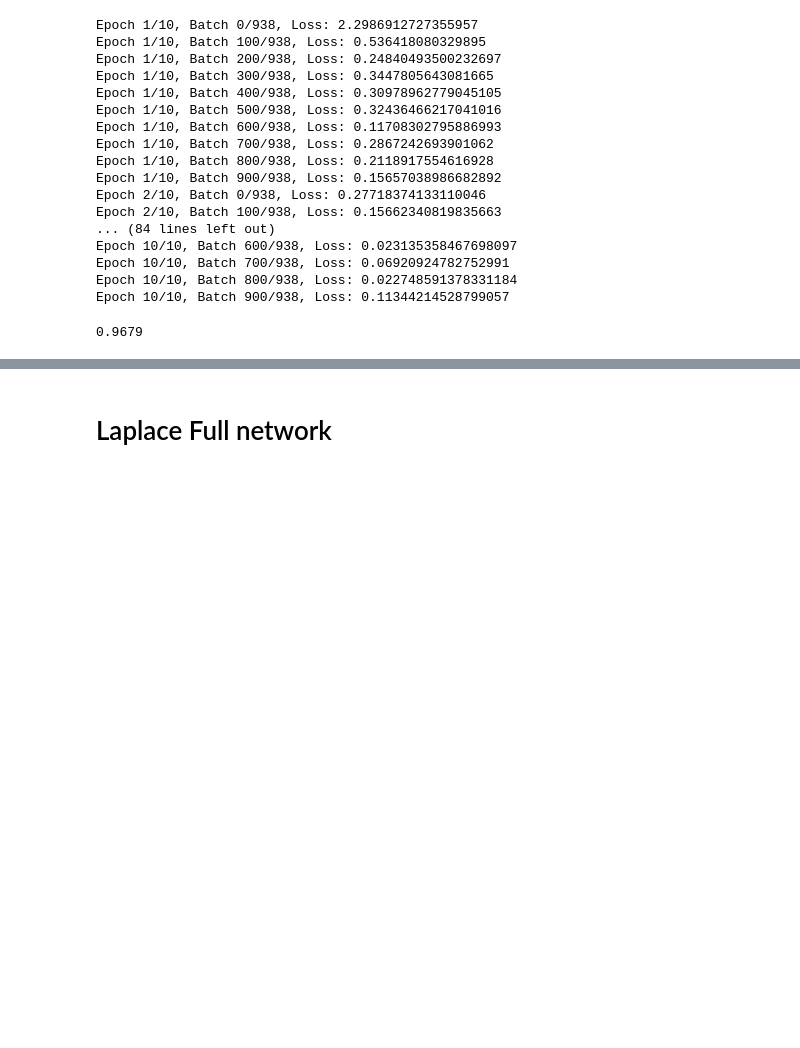
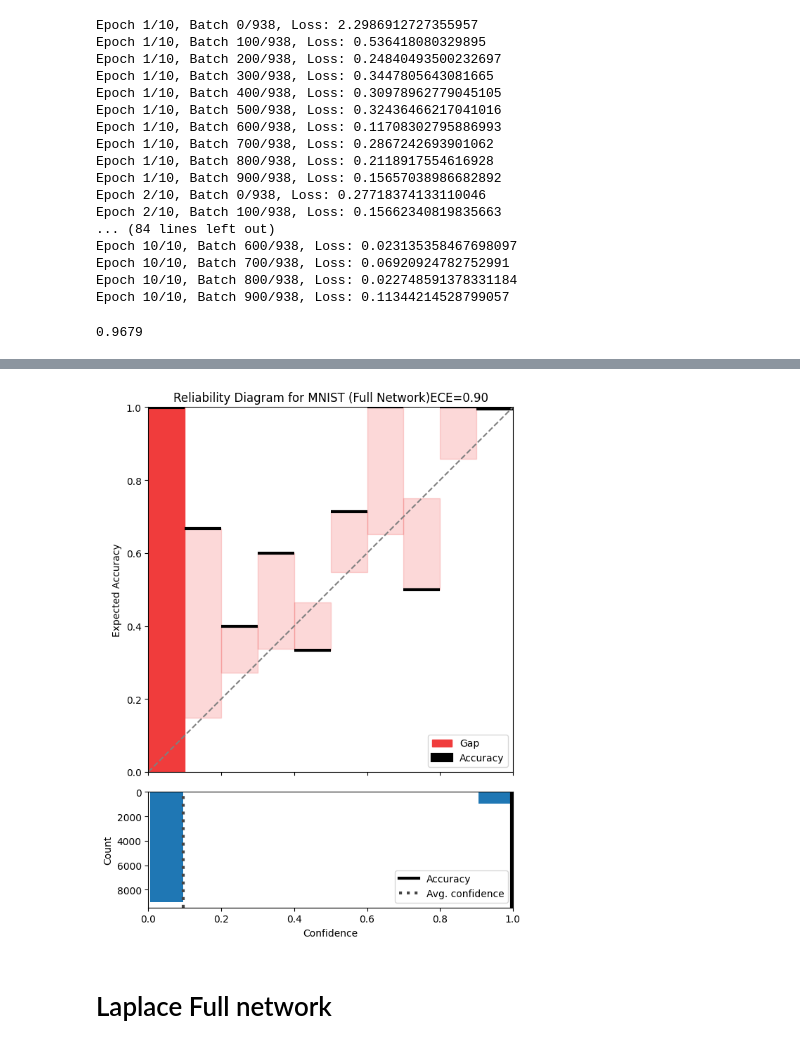
Before and after one commit to ksheersagaragrawal/LotteryTicketPruning, a Jupyter notebook: playTest/laplace.ipynb, the cells around one changed output, grey strips where cells are left out. Cells and saved outputs as stored; diff of their text form; code cells hidden in the pictures; blank space fills up the shorter version.

```diff
--- a/playTest/laplace.ipynb
+++ b/playTest/laplace.ipynb
@@ -119,3 +184,23 @@ print(acc_laplace)
+# %%
+import reliability_diag as rd
+import importlib
+importlib.reload(rd)
+
+title = "Reliability Diagram for MNIST (Full Network)"
+
+probs_mlp = predict(test_loader, model, laplace=False)[:, 0]
+fig = rd.reliability_diagram(
+    targets == 0,
+    (probs_mlp > 0.5),
+    probs_mlp,
+    num_bins=10, draw_ece=True,
+    draw_bin_importance="alpha",
+    draw_averages=True, title=title,
+    figsize=(6, 6),
+    dpi=100, return_fig=True
+    )
+# %% [output]
+[figure, added]
 # %%
 class FastTensorDataLoader:
     """
```
Also changed, not shown: parts of 17 cells of this notebook, 4 other files.
